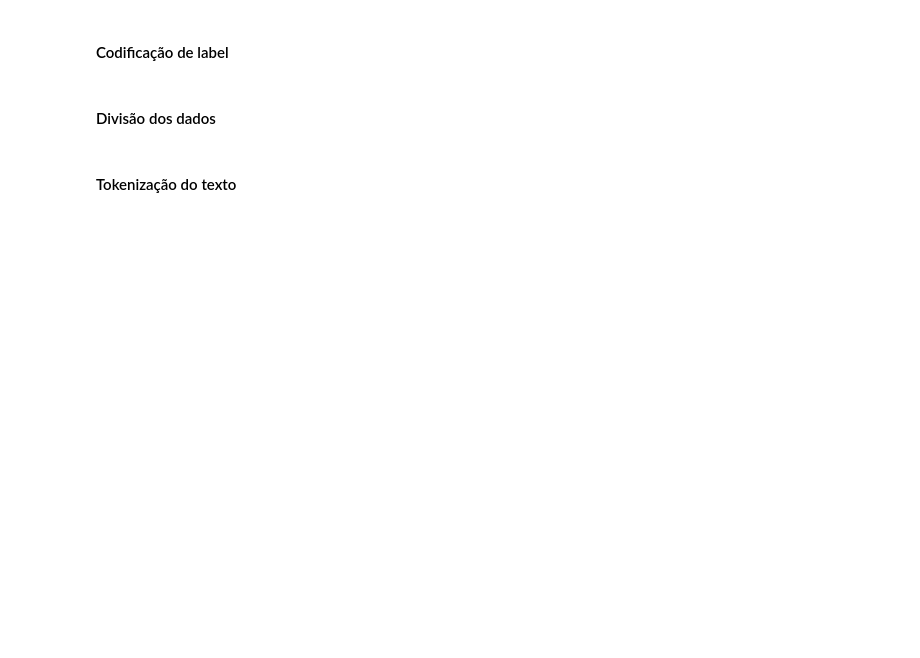
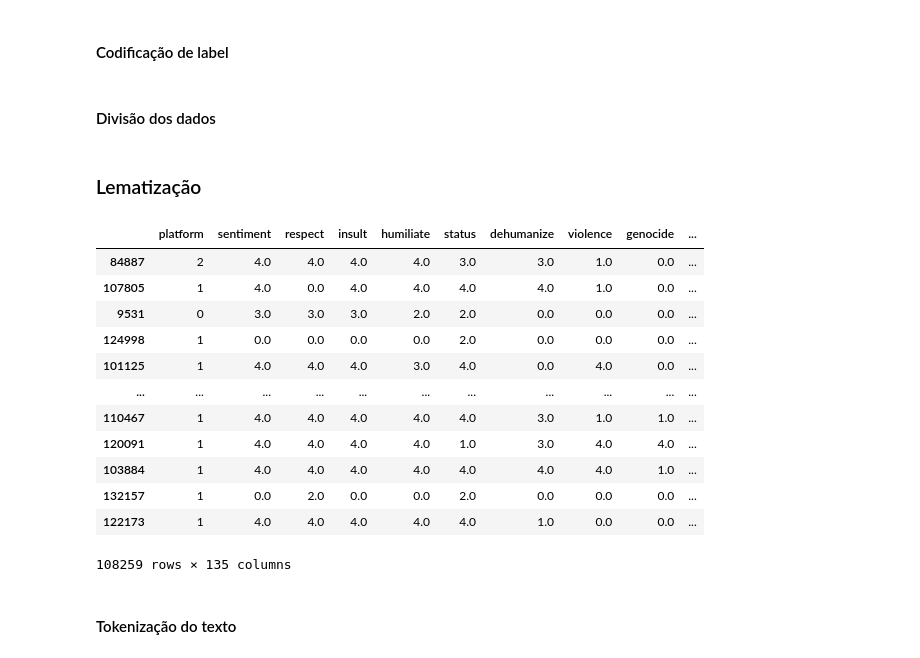
Before and after one commit to weltonfelix/deep_project, a Jupyter notebook: deteccao_discurso_de_odio.ipynb, the cells around one changed output. Cells and saved outputs as stored; diff of their text form; code cells hidden in the pictures; blank space fills up the shorter version.

```diff
--- a/deteccao_discurso_de_odio.ipynb
+++ b/deteccao_discurso_de_odio.ipynb
@@ -439,21 +394,0 @@ df[['text', 'clean_text', 'no_stopwords', 'lemmatized_text']]
-# %%
-# NÃO RODEI!!!
-
-label_encoder = LabelEncoder()
-
-label_encoders = {}
-mappings = {}
-
-#Aplicando o LabelEncoder na colunas não numericas
-non_numeric_columns = ['annotator_gender', 'annotator_trans', 'annotator_educ', 'annotator_ideology', 'annotator_income']
-
-for column in non_numeric_columns:
-    df[column + '_encoded'] = label_encoder.fit_transform(df[column]).astype(float)
-    label_encoders[column] = label_encoder
-    mappings[column] = dict(zip(label_encoder.classes_, label_encoder.transform(label_encoder.classes_)))
-
-for column, mapping in mappings.items():
-    print(f'=== {column} ===')
-    for key, value in mapping.items():
-        print(f'{key}: {value}')
-    print('\n')
@@ -506,6 +418,35 @@ df['label'] = label_encoder.fit_transform(df['hate_speech_score_binned'])
 # %%
 # Dividir o dataset em treinamento e teste
 train_df, test_df = train_test_split(df, test_size=0.2, random_state=42)
+# %% [markdown]
+### Lematização
+# %%
+nlp = spacy.load('en_core_web_sm') # Usando spaCy em vez do nltk para aplicar a lematização por ser mais eficiente
+
+def lemmatize_text(text):
+    lemmatized_text = []
+    for doc in nlp.pipe(text, batch_size=50, n_process=-1): # Usar a biblioteca spacy aplicar processamento paralelo reduziu o tempo de execução dessa parte pela metade
+        lemmatized_text.append(' '.join([token.lemma_ for token in doc]))
+    return lemmatized_text
+
+train_df['lemmatized_text'] = lemmatize_text(train_df['no_stopwords'])
+test_df['lemmatized_text'] = lemmatize_text(test_df['no_stopwords'])
+# %%
+train_df
+# %% [output]
+|  | platform | sentiment | respect | insult | humiliate | status | dehumanize | violence | genocide | ... |
+| 84887 | 2 | 4.0 | 4.0 | 4.0 | 4.0 | 3.0 | 3.0 | 1.0 | 0.0 | ... |
+| 107805 | 1 | 4.0 | 0.0 | 4.0 | 4.0 | 4.0 | 4.0 | 1.0 | 0.0 | ... |
+| 9531 | 0 | 3.0 | 3.0 | 3.0 | 2.0 | 2.0 | 0.0 | 0.0 | 0.0 | ... |
+| 124998 | 1 | 0.0 | 0.0 | 0.0 | 0.0 | 2.0 | 0.0 | 0.0 | 0.0 | ... |
+| 101125 | 1 | 4.0 | 4.0 | 4.0 | 3.0 | 4.0 | 0.0 | 4.0 | 0.0 | ... |
+| ... | ... | ... | ... | ... | ... | ... | ... | ... | ... | ... |
+| 110467 | 1 | 4.0 | 4.0 | 4.0 | 4.0 | 4.0 | 3.0 | 1.0 | 1.0 | ... |
+| 120091 | 1 | 4.0 | 4.0 | 4.0 | 4.0 | 1.0 | 3.0 | 4.0 | 4.0 | ... |
+| 103884 | 1 | 4.0 | 4.0 | 4.0 | 4.0 | 4.0 | 4.0 | 4.0 | 1.0 | ... |
+| 132157 | 1 | 0.0 | 2.0 | 0.0 | 0.0 | 2.0 | 0.0 | 0.0 | 0.0 | ... |
+| 122173 | 1 | 4.0 | 4.0 | 4.0 | 4.0 | 4.0 | 1.0 | 0.0 | 0.0 | ... |
+108259 rows × 135 columns
 # %% [markdown]
 #### Tokenização do texto
 # %%
```
Also changed, not shown: parts of 28 cells of this notebook.
